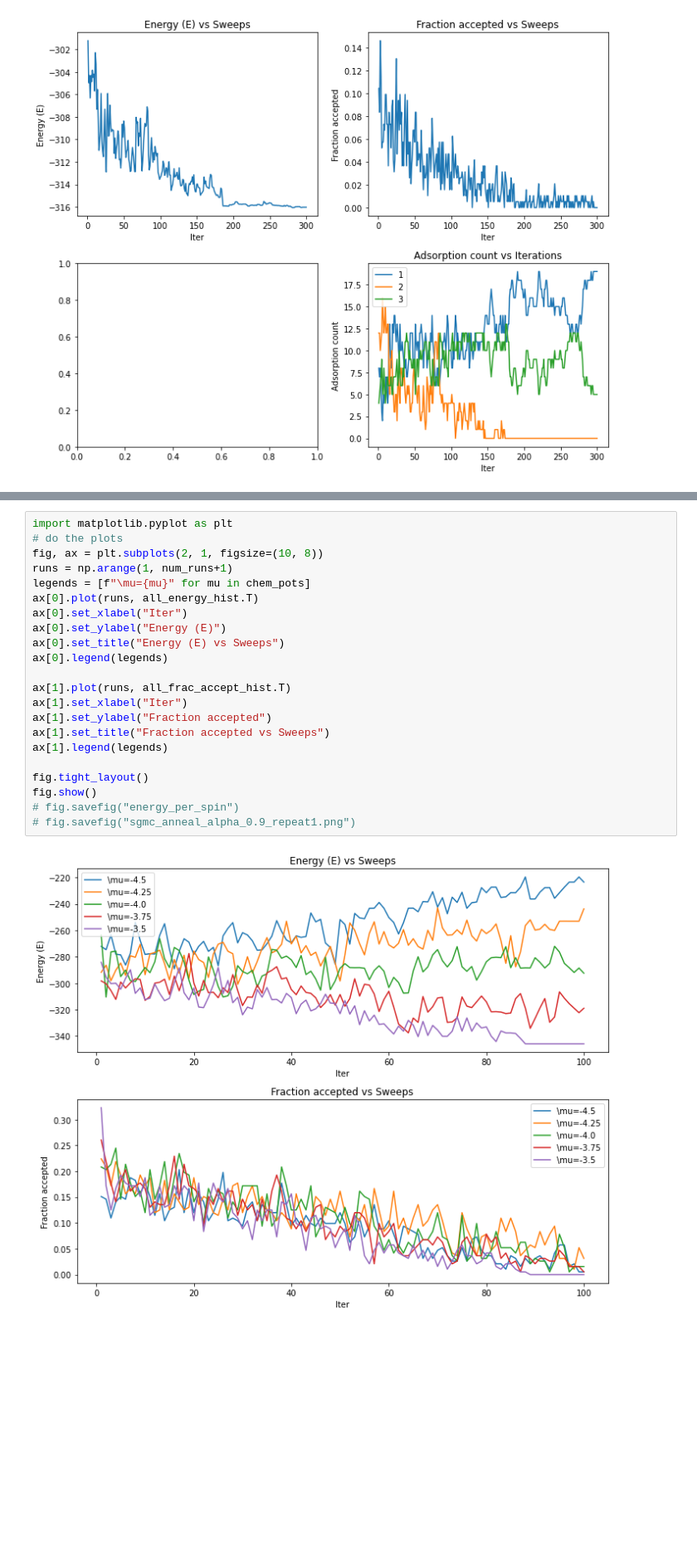
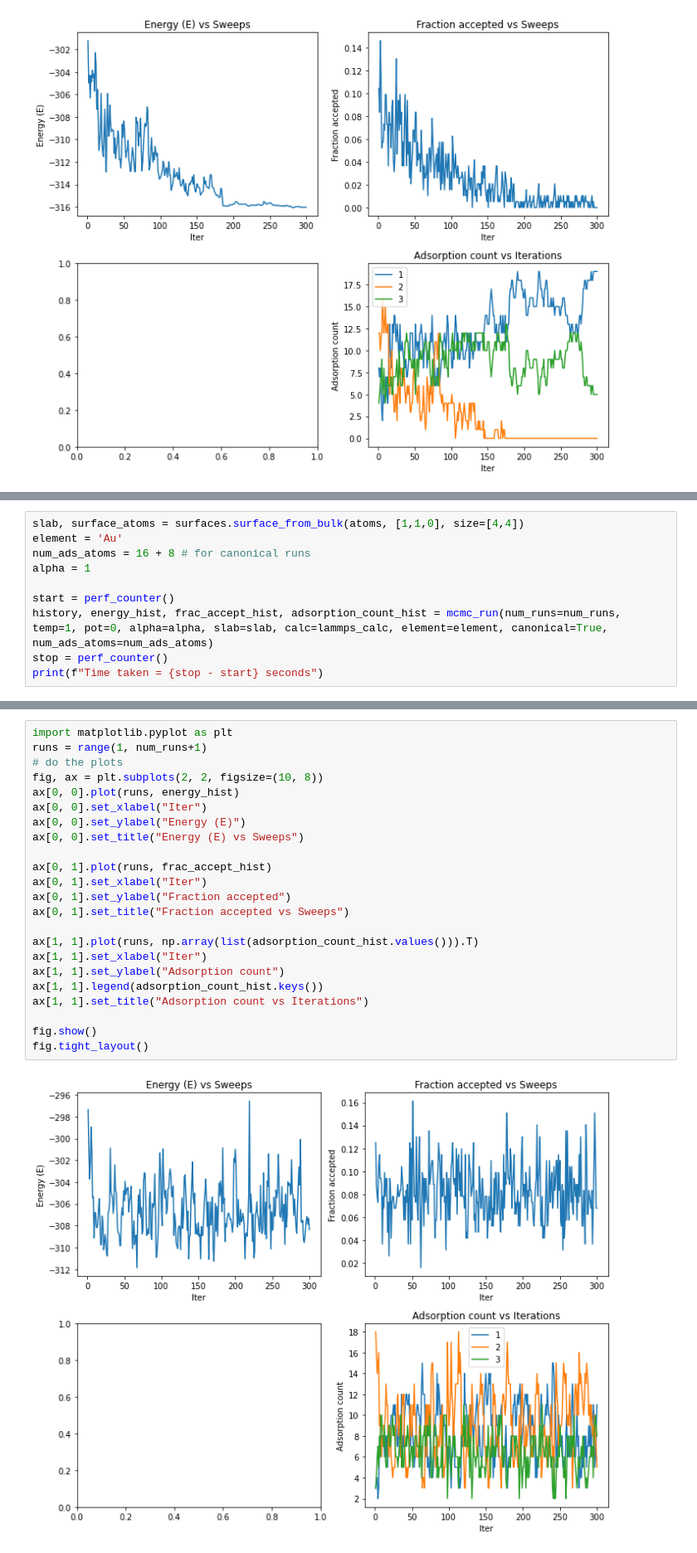
Before and after one commit to learningmatter-mit/surface-sampling, a Jupyter notebook: sgmc_Cu_surf/Au_110_canonical.ipynb, the cells around one changed output, grey strips where cells are left out. Shown at 83% size. Saved outputs shown, nothing was run; the diff lists cells and outputs as text; blank space fills up the shorter version.

Commit message:
canonical site manipulation done

```diff
--- a/sgmc_Cu_surf/Au_110_canonical.ipynb
+++ b/sgmc_Cu_surf/Au_110_canonical.ipynb
@@ -233,0 +116,10 @@ Time taken = 271.1078773960471 seconds
+# %%
+slab, surface_atoms = surfaces.surface_from_bulk(atoms, [1,1,0], size=[4,4])
+element = 'Au'
+num_ads_atoms = 16 + 8 # for canonical runs
+alpha = 1
+
+start = perf_counter()
+history, energy_hist, frac_accept_hist, adsorption_count_hist = mcmc_run(num_runs=num_runs, temp=1, pot=0, alpha=alpha, slab=slab, calc=lammps_calc, element=element, canonical=True, num_ads_atoms=num_ads_atoms)
+stop = perf_counter()
+print(f"Time taken = {stop - start} seconds")
@@ -234,24 +150,25 @@ Time taken = 271.1078773960471 seconds
 # %%
 import matplotlib.pyplot as plt
+runs = range(1, num_runs+1)
 # do the plots
-fig, ax = plt.subplots(2, 1, figsize=(10, 8))
-runs = np.arange(1, num_runs+1)
-legends = [f"\mu={mu}" for mu in chem_pots]
-ax[0].plot(runs, all_energy_hist.T)
-ax[0].set_xlabel("Iter")
-ax[0].set_ylabel("Energy (E)")
-ax[0].set_title("Energy (E) vs Sweeps")
-ax[0].legend(legends)
+fig, ax = plt.subplots(2, 2, figsize=(10, 8))
+ax[0, 0].plot(runs, energy_hist)
+ax[0, 0].set_xlabel("Iter")
+ax[0, 0].set_ylabel("Energy (E)")
+ax[0, 0].set_title("Energy (E) vs Sweeps")
 
-ax[1].plot(runs, all_frac_accept_hist.T)
-ax[1].set_xlabel("Iter")
-ax[1].set_ylabel("Fraction accepted")
-ax[1].set_title("Fraction accepted vs Sweeps")
-ax[1].legend(legends)
+ax[0, 1].plot(runs, frac_accept_hist)
+ax[0, 1].set_xlabel("Iter")
+ax[0, 1].set_ylabel("Fraction accepted")
+ax[0, 1].set_title("Fraction accepted vs Sweeps")
 
+ax[1, 1].plot(runs, np.array(list(adsorption_count_hist.values())).T)
+ax[1, 1].set_xlabel("Iter")
+ax[1, 1].set_ylabel("Adsorption count")
+ax[1, 1].legend(adsorption_count_hist.keys())
+ax[1, 1].set_title("Adsorption count vs Iterations")
+
+fig.show()
 fig.tight_layout()
-fig.show()
-# fig.savefig("energy_per_spin")
-# fig.savefig("sgmc_anneal_alpha_0.9_repeat1.png")
 # %% [output]
-[figure, old version]
+[figure, new version]
```
Also changed, not shown: parts of 19 cells of this notebook, 3 other files.
